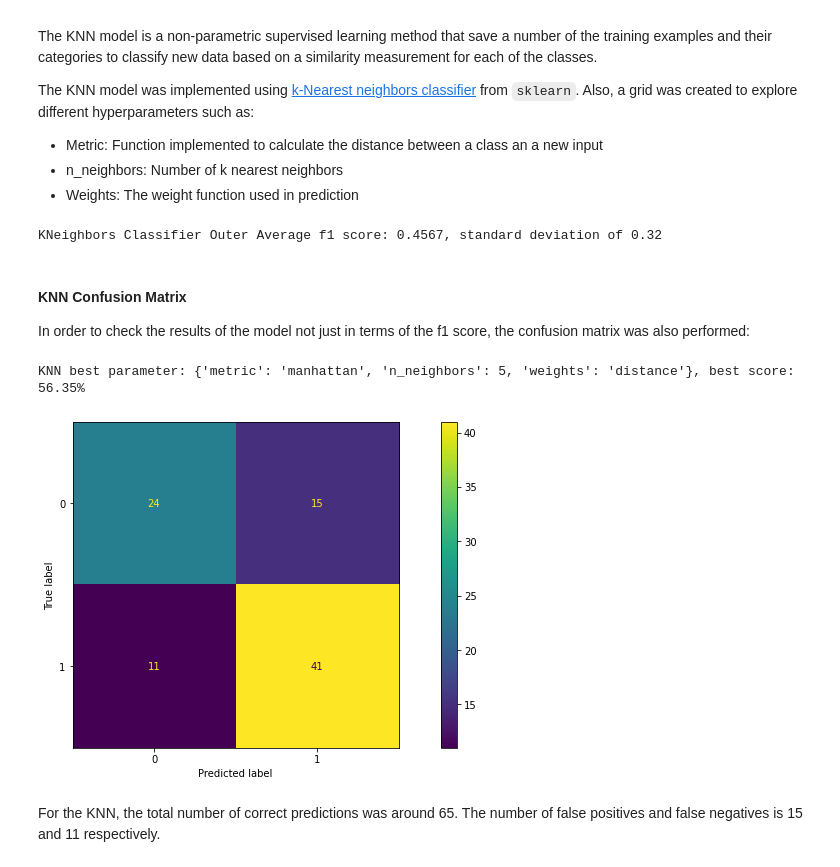
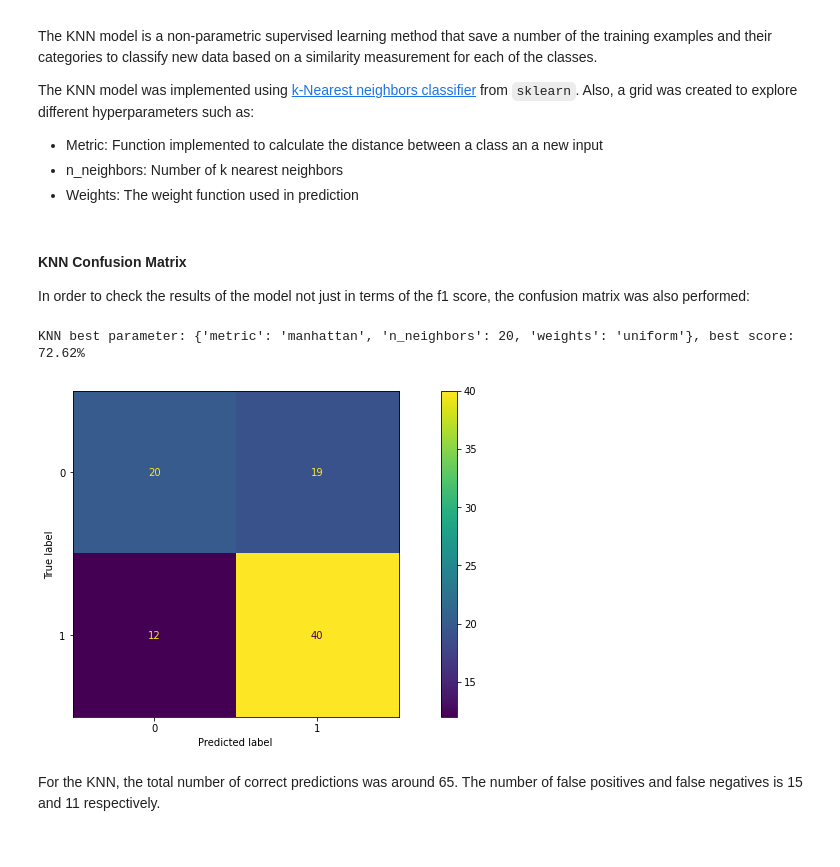
Before and after one commit to kevinmgamboa/heart_disease_prediction_app, a Jupyter notebook: model_train.ipynb, the cells around one changed output. Drawn from its saved outputs; the diff is of its cells as text; code cells hidden in the pictures.

```diff
--- a/model_train.ipynb
+++ b/model_train.ipynb
@@ -157,6 +158,8 @@ For preparing the dataset I simply split the samples into the classic 70-30% tra
 x_in, y_out = dataset.iloc[:,:-1], dataset.iloc[:,-1]
 # separating training and validation
 x_train, x_val, y_train, y_val = train_test_split(x_in, y_out, test_size=0.30, random_state=50)
+# converting into arrays
+x_train, x_val, y_train, y_val = x_train.values, x_val.values, y_train.values, y_val.values
 print('Input dimension = ', x_train.shape, '\nNo. examples for validation = ', len(y_val))
 # %% [output]
 Input dimension =  (212, 13)
@@ -289,17 +249,10 @@ In order to check the results of the model not just in terms of the f1 score, th
 # %%
-# Estimating best hyperparameter through gridsearch, using all the data available
-SVM_best = GridSearchCV(estimator=SVM_model, param_grid=SVM_parameters, cv=inner_cv_parameters)
-SVM_best.fit(x_in, y_out)
-
-# Creating model with best parameters and training with train data
-SVM_final = svm.SVC(**SVM_best.best_params_)
-SVM_final.fit(x_train, y_train)
-
 # Finding and storing model performance & confusion matrix results
-tn, fp, fn, tp = skl.metrics.confusion_matrix(y_val, SVM_final.predict(x_val)).ravel()
-summary_model_performance['SVM'] = {'mscore': SVM_cv_outer_block.mean(), 'tcorrect': tn+tp, 'fpositives': fp, 'fnegatives': fn}
+tn, fp, fn, tp = skl.metrics.confusion_matrix(y_val, SVM_valpre).ravel()
+summary_model_performance['SVM'] = {'tr_score': SVM_best.best_score_, 'f1_score': np.round(np.mean(SVM_scores[2]), decimals=4),
+                                   'tcorrect': tn+tp, 'fpositives': fp, 'fnegatives': fn}
 
 # Getting confusion matrix on validation data
-skl.metrics.plot_confusion_matrix(SVM_final, x_val, y_val)
+skl.metrics.plot_confusion_matrix(SVM_best, x_val, y_val)
 print('SVM best parameter: %s, best score: %.2f%% '%(SVM_best.best_params_, 100*SVM_best.best_score_))
 # %% [output]
@@ -319,28 +272,3 @@ The KNN model was implemented using [k-Nearest neighbors classifier](https://sci
 * Metric: Function implemented to calculate the distance between a class an a new input
 * n_neighbors: Number of k nearest neighbors
 * Weights: The weight function used in prediction
-# %%
-# Parameter Establishment
-KNN_parameters = {'metric': ['minkowski', 'euclidean', 'manhattan', 'chebyshev'],
-            'n_neighbors': [5, 10, 20, 30],
-            'weights': ['uniform', 'distance']}
-
-# Initializing Model
-KNN_model = KNeighborsClassifier()
-
-# # Inner Block
-# KNN_cv_inner_block = GridSearchCV(estimator=KNN_model, param_grid=KNN_parameters,
-#     cv=inner_cv_parameters, scoring= evaluation_metric)
-
-# # Outer Block
-# KNN_cv_outer_block = cross_val_score(KNN_cv_inner_block,
-#     x_in, y_out, cv=outer_cv_parameters, scoring=evaluation_metric)
-
-# # Model score in outer block
-# print('KNeighbors Classifier Outer Average f1 score: %.4f, standard deviation of %0.2f'
-#       %(KNN_cv_outer_block.mean(), KNN_cv_outer_block.std()))
-
-# # Storage of model performance
-# summary_model_performance['KNN'] = KNN_cv_outer_block.mean()
-# %% [output]
-KNeighbors Classifier Outer Average f1 score: 0.4567, standard deviation of 0.32
@@ -347,25 +283,26 @@ KNeighbors Classifier Outer Average f1 score: 0.4567, standard deviation of 0.32
 # %% [markdown]
 #### KNN Confusion Matrix
 In order to check the results of the model not just in terms of the f1 score, the confusion matrix was also performed:
+# %%
+# Estimating best hyperparameter through gridsearch, using all the data available
+KNN_best = GridSearchCV(estimator=KNN_model, param_grid=KNN_parameters, cv=inner_cv_parameters)
+KNN_best.fit(x_train, y_train)
+
+# model validation predictions
+KNN_valpre = KNN_best.predict(x_val)
+KNN_scores = score(y_val, KNN_valpre)
 # %%
-# Estimating best hyperparameter through gridsearch, using all the data available
-KNN_best = GridSearchCV(estimator=KNN_model, param_grid=KNN_parameters, cv=inner_cv_parameters)
-KNN_best.fit(x_in, y_out)
-
-# Creating model with best parameters and training with train data
-KNN_final = KNeighborsClassifier(**KNN_best.best_params_)
-KNN_final.fit(x_train, y_train)
-
 # Finding and storing model performance & confusion matrix results
-tn, fp, fn, tp = skl.metrics.confusion_matrix(y_val, KNN_final.predict(x_val)).ravel()
-summary_model_performance['KNN'] = {'mscore': KNN_cv_outer_block.mean(), 'tcorrect': tn+tp, 'fpositives': fp, 'fnegatives': fn}
+tn, fp, fn, tp = skl.metrics.confusion_matrix(y_val, KNN_valpre).ravel()
+summary_model_performance['KNN'] = {'tr_score': KNN_best.best_score_, 'f1_score': np.round(np.mean(KNN_scores[2]), decimals=4),
+                                   'tcorrect': tn+tp, 'fpositives': fp, 'fnegatives': fn}
 
 # Getting confusion matrix on validation data
-skl.metrics.plot_confusion_matrix(KNN_final, x_val, y_val)
+skl.metrics.plot_confusion_matrix(KNN_best, x_val, y_val)
 print('KNN best parameter: %s, best score: %.2f%% '%(KNN_best.best_params_, 100*KNN_best.best_score_))
 # %% [output]
-KNN best parameter: {'metric': 'manhattan', 'n_neighbors': 5, 'weights': 'distance'}, best score: 56.35%
+KNN best parameter: {'metric': 'manhattan', 'n_neighbors': 20, 'weights': 'uniform'}, best score: 72.62%
-[figure, old version]
+[figure, new version]
 # %% [markdown]
 For the KNN, the total number of correct predictions was around 65. The number of false positives and false negatives is 15 and 11 respectively.
 # %% [markdown]
```
Also changed, not shown: parts of 43 cells of this notebook, 1 other file.
